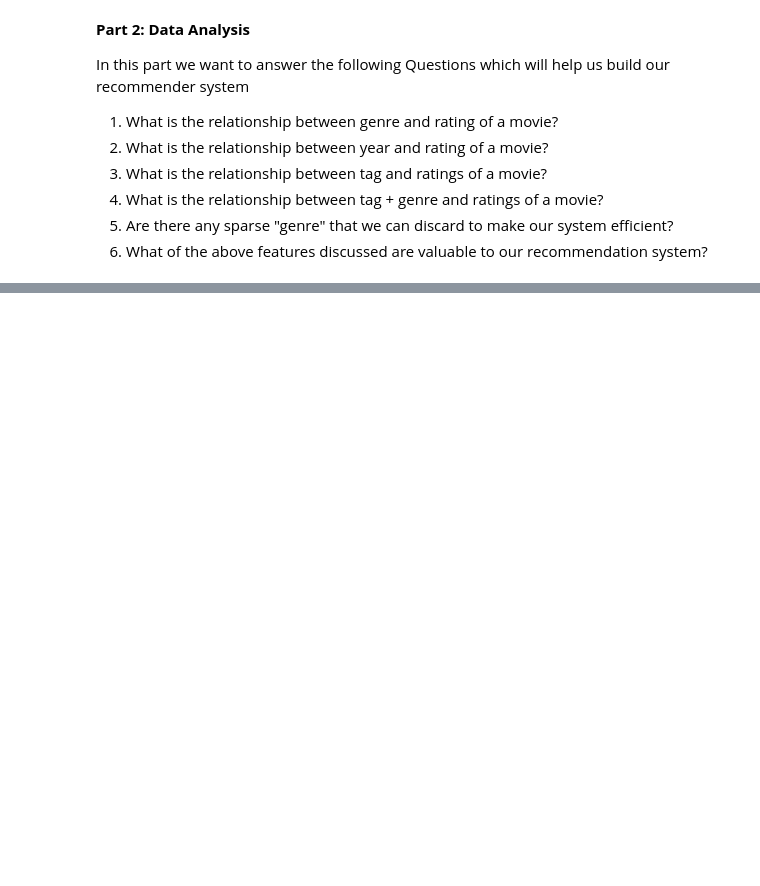
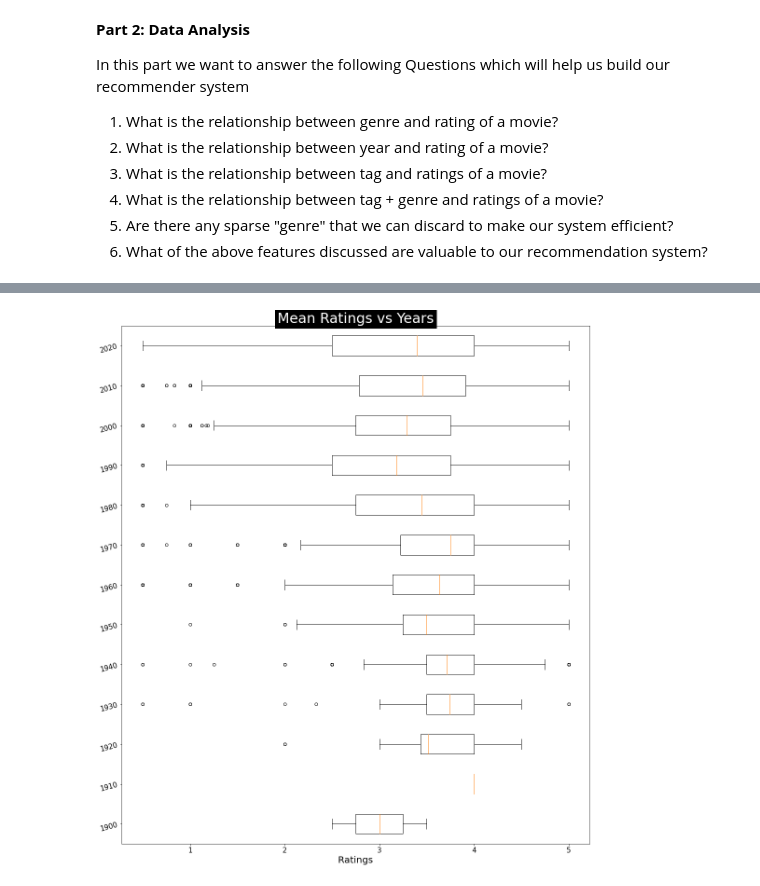
Before and after one commit to arunaabh95/movielens-recommender, a Jupyter notebook: MDM-cleaning+analysis.ipynb, the cells around one changed output, grey strips where cells are left out. Cells and saved outputs as stored; diff of their text form; code cells hidden in the pictures; blank space fills up the shorter version.

```diff
--- a/MDM-cleaning+analysis.ipynb
+++ b/MDM-cleaning+analysis.ipynb
@@ -222,0 +375,26 @@ In this part we want to answer the following Questions which will help us build
+# %%
+# we create a similar dictionary of year, ratings and make barplots
+temp = [int(i) for i in movies['year'].unique()]
+temp.sort()
+mean_year_rating_dict = {str(int(round(i/10)*10)):[] for i in temp}
+median_year_rating_dict = {str(int(round(i/10)*10)):[] for i in temp}
+for i,row in ratings_and_movies.iterrows():
+    #convert year to int and convert it to closest 10's digit
+    year = int(round(int(row['year'])/10)*10)
+    mean_year_rating_dict[str(year)].append(row['mean_rating'])
+    median_year_rating_dict[str(year)].append(row['median_rating'])
+# %%
+fig = plt.figure(1, figsize=(18,45))
+ax = fig.add_subplot(2,1,2)
+y_label = mean_year_rating_dict.keys()
+y_axis = [i for i,k in enumerate(mean_year_rating_dict.keys())]
+plt.yticks(rotation=15, fontsize = 15)
+plt.xticks(fontsize = 15)
+plt.xlabel("Ratings", fontsize = 20)
+ax.boxplot(list(mean_year_rating_dict.values()), vert=False)
+ax.set_yticklabels(y_label)
+
+plt.title("Mean Ratings vs Years",bbox={'facecolor':'k', 'pad':5},color='w',fontsize = 30)
+plt.show()
+# %% [output]
+[figure, added]
```
Also changed, not shown: parts of 24 cells of this notebook.
